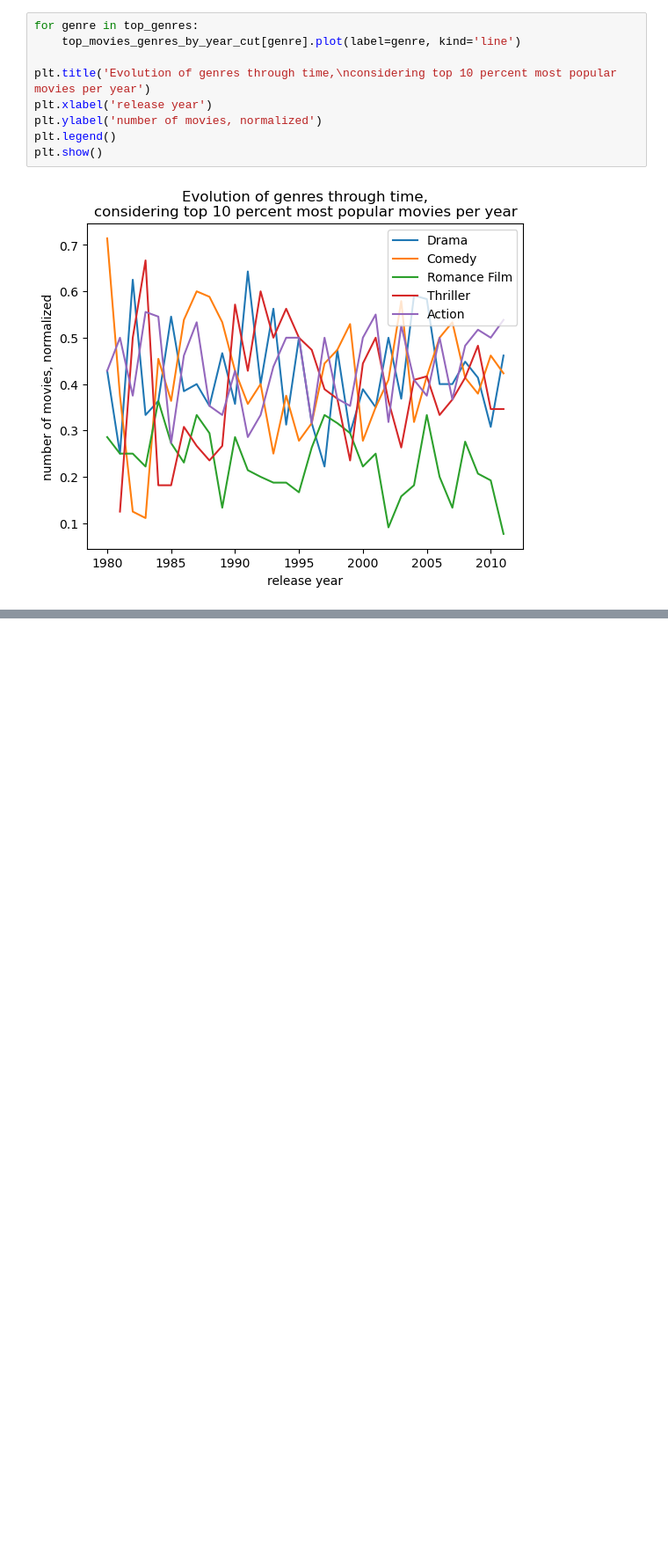
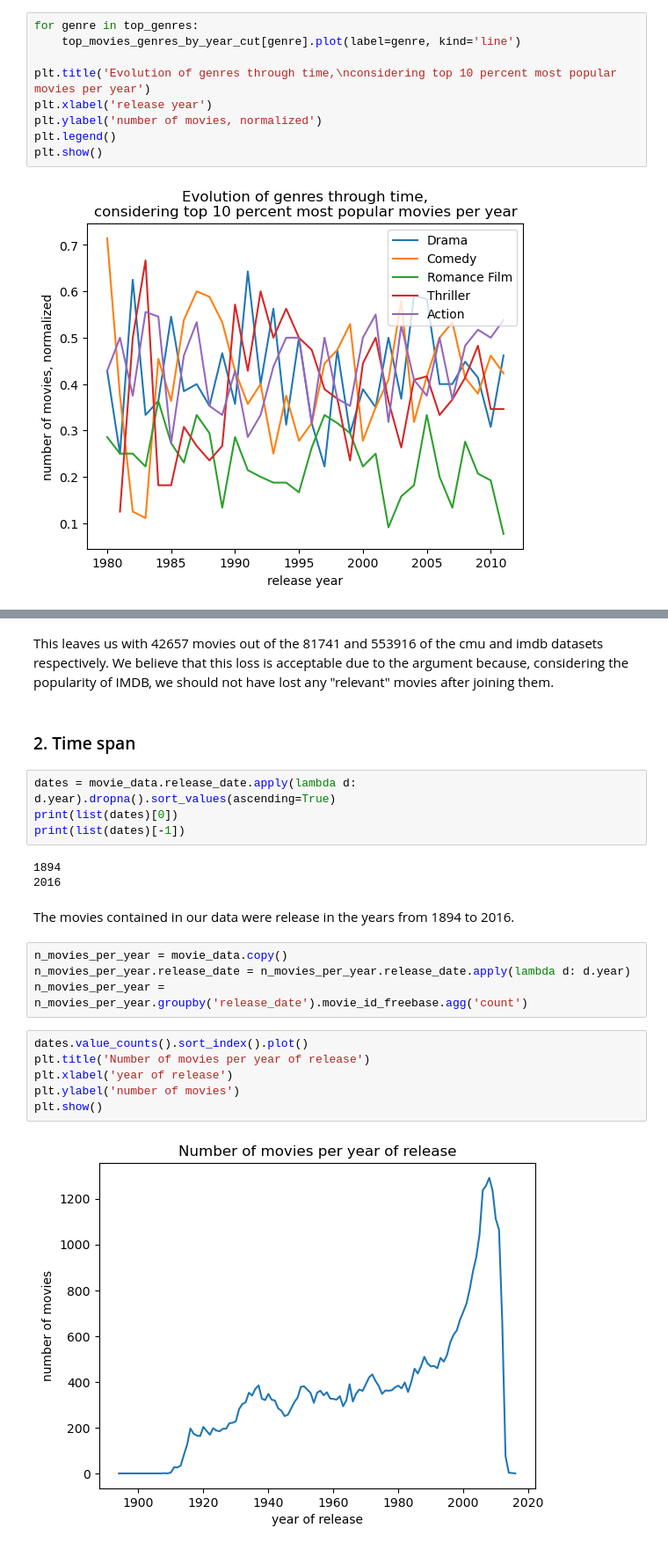
Before and after one commit to epfl-ada/ada-2022-project-tacocat, a Jupyter notebook: src/eda_genres.ipynb, the cells around one changed output, grey strips where cells are left out. Shown at 88% size. Drawn from its saved outputs; the diff is of its cells as text; blank space fills up the shorter version.

```diff
--- a/src/eda_genres.ipynb
+++ b/src/eda_genres.ipynb
@@ -560,0 +586,25 @@ plt.show()
+# %% [markdown]
+This leaves us with 42657 movies out of the 81741 and 553916 of the cmu and imdb datasets respectively. We believe that this loss is acceptable due to the argument because, considering the popularity of IMDB, we should not have lost any "relevant" movies after joining them.
+# %% [markdown]
+### 2. Time span
+# %%
+dates = movie_data.release_date.apply(lambda d: d.year).dropna().sort_values(ascending=True)
+print(list(dates)[0])
+print(list(dates)[-1])
+# %% [output]
+1894
+2016
+# %% [markdown]
+The movies contained in our data were release in the years from 1894 to 2016.
+# %%
+n_movies_per_year = movie_data.copy()
+n_movies_per_year.release_date = n_movies_per_year.release_date.apply(lambda d: d.year)
+n_movies_per_year = n_movies_per_year.groupby('release_date').movie_id_freebase.agg('count')
+# %%
+dates.value_counts().sort_index().plot()
+plt.title('Number of movies per year of release')
+plt.xlabel('year of release')
+plt.ylabel('number of movies')
+plt.show()
+# %% [output]
+[figure, added]
```
Also changed, not shown: parts of 24 cells of this notebook, 1 other file.
